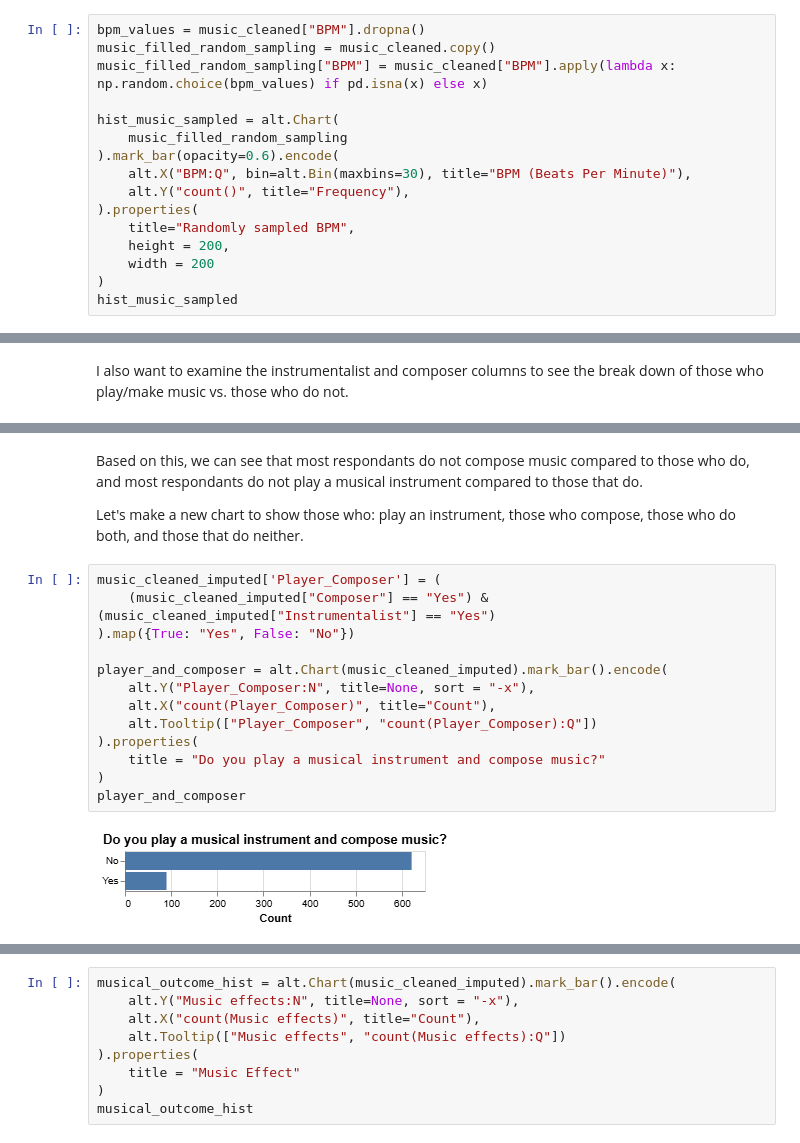
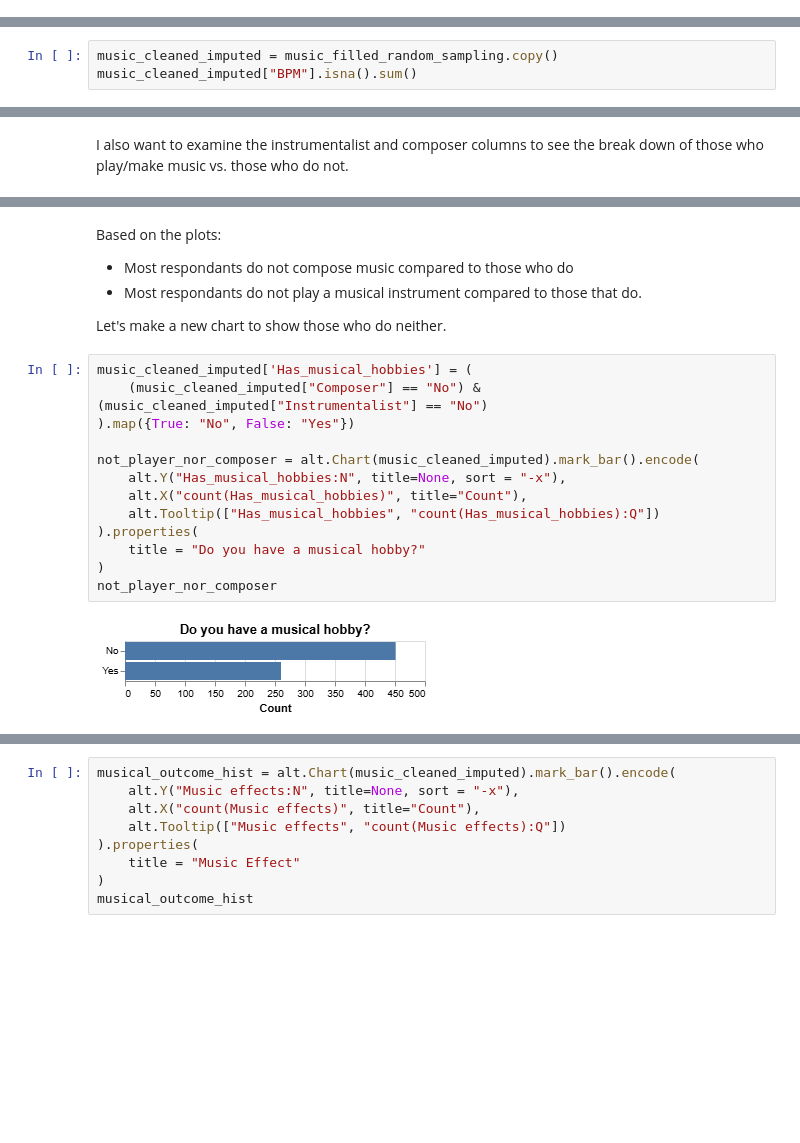
Before and after one commit to ubc-dsci320-2024w2/project-team_fabfour, a Jupyter notebook: analysis/Allison/analysis1.ipynb, the cells around one changed output, grey strips where cells are left out. Drawn from its saved outputs; the diff is of its cells as text; blank space fills up the shorter version.

```diff
--- a/analysis/Allison/analysis1.ipynb
+++ b/analysis/Allison/analysis1.ipynb
@@ -380,16 +383,0 @@ hist_bpm_interpolated
-# %%
-bpm_values = music_cleaned["BPM"].dropna()
-music_filled_random_sampling = music_cleaned.copy()
-music_filled_random_sampling["BPM"] = music_cleaned["BPM"].apply(lambda x: np.random.choice(bpm_values) if pd.isna(x) else x)
-
-hist_music_sampled = alt.Chart(
-    music_filled_random_sampling
-).mark_bar(opacity=0.6).encode(
-    alt.X("BPM:Q", bin=alt.Bin(maxbins=30), title="BPM (Beats Per Minute)"),
-    alt.Y("count()", title="Frequency"),
-).properties(
-    title="Randomly sampled BPM",
-    height = 200,
-    width = 200
-)
-hist_music_sampled
@@ -417,0 +386,3 @@ hist_cleaned_imputed
+# %%
+music_cleaned_imputed = music_filled_random_sampling.copy()
+music_cleaned_imputed["BPM"].isna().sum()
@@ -558,21 +547,23 @@ composer & instrumentalist
 # %% [output]
 [figure]
 # %% [markdown]
-Based on this, we can see that most respondants do not compose music compared to those who do, and most respondants do not play a musical instrument compared to those that do.
+Based on the plots:
+- Most respondants do not compose music compared to those who do
+- Most respondants do not play a musical instrument compared to those that do.
 
-Let's make a new chart to show those who: play an instrument, those who compose, those who do both, and those that do neither.
+Let's make a new chart to show those who do neither.
 # %%
-music_cleaned_imputed['Player_Composer'] = (
-    (music_cleaned_imputed["Composer"] == "Yes") & (music_cleaned_imputed["Instrumentalist"] == "Yes")
-).map({True: "Yes", False: "No"})
+music_cleaned_imputed['Has_musical_hobbies'] = (
+    (music_cleaned_imputed["Composer"] == "No") & (music_cleaned_imputed["Instrumentalist"] == "No")
+).map({True: "No", False: "Yes"})
 
-player_and_composer = alt.Chart(music_cleaned_imputed).mark_bar().encode(
-    alt.Y("Player_Composer:N", title=None, sort = "-x"),
-    alt.X("count(Player_Composer)", title="Count"),
-    alt.Tooltip(["Player_Composer", "count(Player_Composer):Q"])
+not_player_nor_composer = alt.Chart(music_cleaned_imputed).mark_bar().encode(
+    alt.Y("Has_musical_hobbies:N", title=None, sort = "-x"),
+    alt.X("count(Has_musical_hobbies)", title="Count"),
+    alt.Tooltip(["Has_musical_hobbies", "count(Has_musical_hobbies):Q"])
 ).properties(
-    title = "Do you play a musical instrument and compose music?"
+    title = "Do you have a musical hobby?"
 )
-player_and_composer
+not_player_nor_composer
 # %% [output]
-[figure, old version]
+[figure, new version]
```
Also changed, not shown: parts of 83 cells of this notebook, 26 other files.
